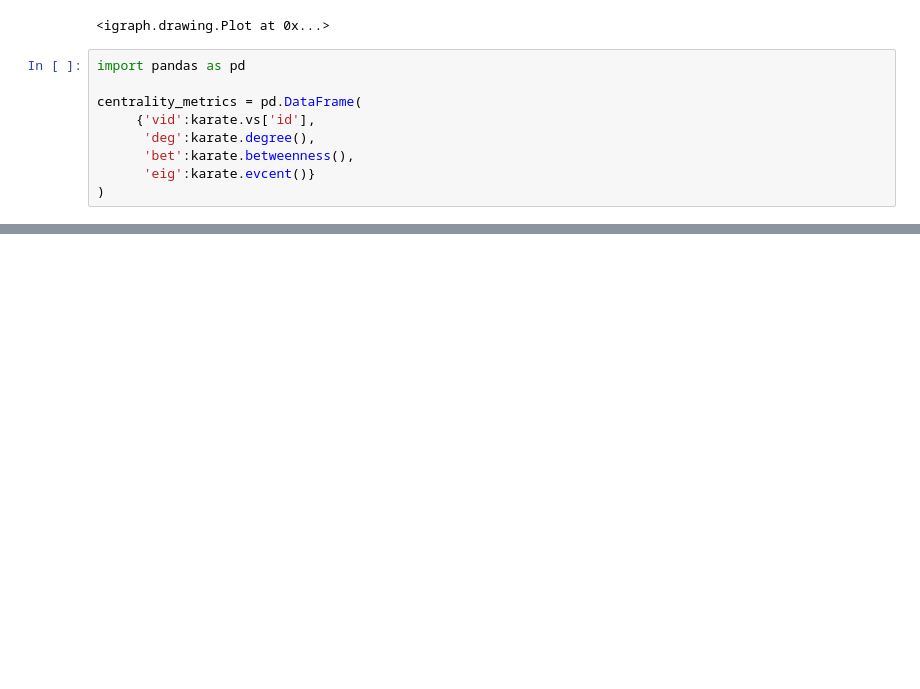
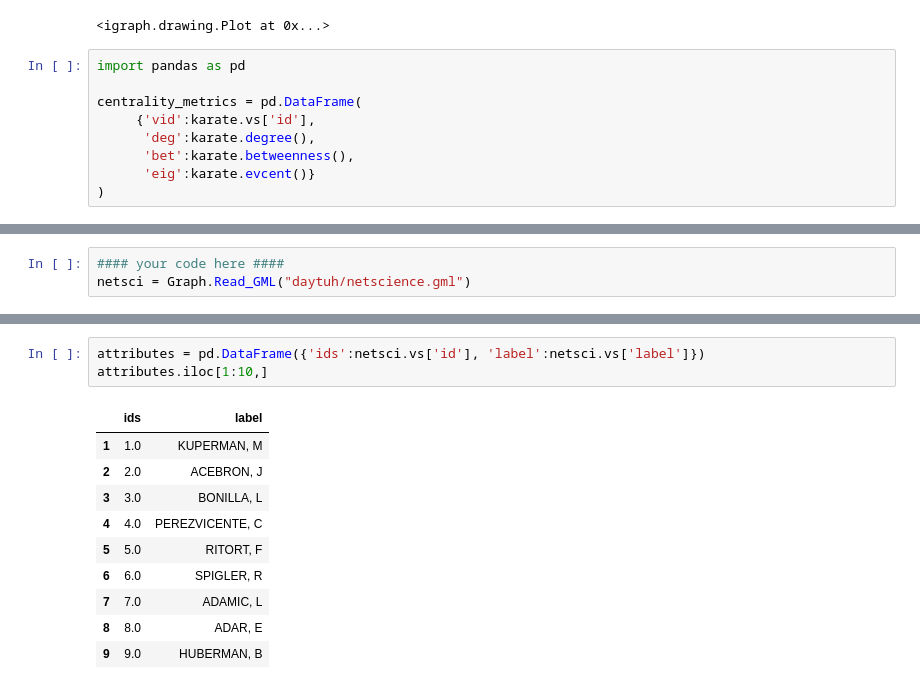
Before and after one commit to jeinson/CM_S19, a Jupyter notebook: Lab_11/Lab_11_answers.ipynb, the cells around one changed output, grey strips where cells are left out. Saved outputs shown, nothing was run; the diff lists cells and outputs as text; blank space fills up the shorter version.

```diff
--- a/Lab_11/Lab_11_answers.ipynb
+++ b/Lab_11/Lab_11_answers.ipynb
@@ -101,0 +103,3 @@ Read the dataset into `igraph
+# %%
+#### your code here ####
+netsci = Graph.Read_GML("daytuh/netscience.gml")
@@ -101,0 +127,14 @@ Read the dataset into `igraph
+# %%
+attributes = pd.DataFrame({'ids':netsci.vs['id'], 'label':netsci.vs['label']})
+attributes.iloc[1:10,]
+# %% [output]
+|  | ids | label |
+| 1 | 1.0 | KUPERMAN, M |
+| 2 | 2.0 | ACEBRON, J |
+| 3 | 3.0 | BONILLA, L |
+| 4 | 4.0 | PEREZVICENTE, C |
+| 5 | 5.0 | RITORT, F |
+| 6 | 6.0 | SPIGLER, R |
+| 7 | 7.0 | ADAMIC, L |
+| 8 | 8.0 | ADAR, E |
+| 9 | 9.0 | HUBERMAN, B |
```
Also changed, not shown: parts of 18 cells of this notebook, 2 other files.
